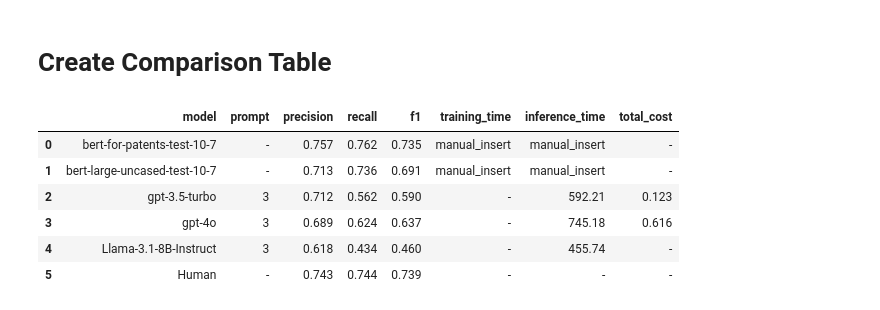
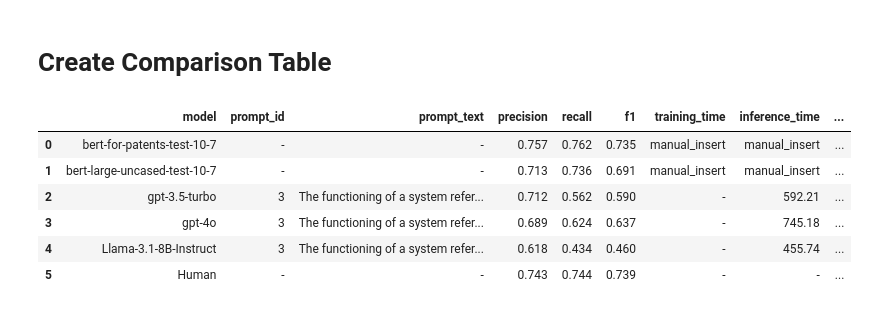
Before and after one commit to Marco-Consoloni/patent-sentence-classification, a Jupyter notebook: evaluate.ipynb, the cells around one changed output. Saved outputs shown, nothing was run; the diff lists cells and outputs as text; code cells hidden in the pictures.

Commit message:
print prompts in table result

```diff
--- a/evaluate.ipynb
+++ b/evaluate.ipynb
@@ -466,12 +466,19 @@ Probabilities: [0.88, 0.06, 0.04, 0.02]
 # Create Comparison Table
 # %%
 import pandas as pd
+import json
 from sklearn.metrics import precision_score, recall_score, f1_score
 import os
 
-# Initialize list
+# Initialize list to store data
 data = []
+
+# Initialize averaging mode
 average = 'weighted'
+
+# Import prompt templates to print them in the result table
+with open("./prompting/prompt_templates.json", "r") as file:
+        templates = json.load(file)
 
 # Define file paths to results
 file_paths = [
@@ -484,25 +491,31 @@ file_paths = [
 
 for file_path in file_paths:
     file_name = os.path.splitext(os.path.basename(file_path))[0]  # Extract filename
-    model_name = file_name.split('_')[0] # Extract model name from filename
-    prompt = file_name.split('_')[-1].replace('.xlsx', '') #Extract prompt number from file name
+    file_name_components = file_name.replace('.xlsx', '').split('_')
+    model_name = file_name_components[0]
+
+    # 0. Import Data
     result_df = pd.read_excel(file_path)
 
     # 1. Compute metrics
     true_labels = result_df['sent_tag']
     predicted_labels = result_df['predicted_tag']
-    precision = round(precision_score(true_labels, predicted_labels, average=average, zero_division=0),3)
-    recall = round(recall_score(true_labels, predicted_labels, average=average, zero_division=0),3)
-    f1 = round(f1_score(true_labels, predicted_labels, average=average, zero_division=0),3)
+    precision = f"{round(precision_score(true_labels, predicted_labels, average=average, zero_division=0), 3):.3f}"
+    recall = f"{round(recall_score(true_labels, predicted_labels, average=average, zero_division=0), 3):.3f}"
+    f1 = f"{round(f1_score(true_labels, predicted_labels, average=average, zero_division=0), 3):.3f}"
 
     # 2. Calculate Time
     if 'elapsed_time_sec' in result_df.columns:
         training_time = '-'
-        inference_time = round(result_df['elapsed_time_sec'].sum(), 2)
+        inference_time = f"{round(result_df['elapsed_time_sec'].sum(), 2):,}"
+        prompt_id = file_name_components[-1]
+        prompt_name = prompt_name = "_".join(file_name_components[1:])
+        prompt_text = templates[prompt_name]
     else:
         training_time = 'manual_insert'
         inference_time = 'manual_insert'
-        prompt = '-'
+        prompt_id = '-'
+        prompt_text = '-'
 
     # 3. Calculate Cost for ChatGPT models
     if model_name in ['gpt-3.5-turbo', 'gpt-4o']:
@@ -523,46 +536,47 @@ for file_path in file_paths:
         total_cost = '-'
 
     # Append results to data list
     data.append({
         "model": model_name,
-        "prompt": prompt,
+        "prompt_id": prompt_id,
+        "prompt_text": prompt_text,
         "precision": precision,
         "recall": recall,
         "f1": f1,
         "training_time": training_time,
         "inference_time": inference_time,
         "total_cost": total_cost
     })
 
 # Compute Agreement classification metrics
 agreement_df = pd.read_excel('/home/fantoni/patent-sentence-classification/data/1200_agreement_All.xlsx')
 true_labels = agreement_df['sent_tag_mc']
 predicted_labels = agreement_df['sent_tag_ml']
-precision = round(precision_score(true_labels, predicted_labels, average=average, zero_division=0), 3)
-recall = round(recall_score(true_labels, predicted_labels, average=average, zero_division=0), 3)
-f1 = round(f1_score(true_labels, predicted_labels, average=average, zero_division=0), 3)
+precision = f"{round(precision_score(true_labels, predicted_labels, average=average, zero_division=0), 3):.3f}"
+recall = f"{round(recall_score(true_labels, predicted_labels, average=average, zero_division=0), 3):.3f}"
+f1 = f"{round(f1_score(true_labels, predicted_labels, average=average, zero_division=0), 3):.3f}"
 
 # Append results to data list
 data.append({
     "model": 'Human',
-    'prompt': '-',
+    "prompt_id": '-',
+    "prompt_text": '-',
     "precision": precision,
     "recall": recall,
     "f1": f1,
     "training_time": '-',
     "inference_time": '-',
     "total_cost": '-'
 })
 
+results_df = pd.DataFrame(data)
 results_df.to_excel('/home/fantoni/patent-sentence-classification/results/comparison_table_classification.xlsx', index=False)
+results_df
+# %% [output]
+|  | model | prompt_id | prompt_text | precision | recall | f1 | training_time | inference_time | ... |
+| 0 | bert-for-patents-test-10-7 | - | - | 0.757 | 0.762 | 0.735 | manual_insert | manual_insert | ... |
+| 1 | bert-large-uncased-test-10-7 | - | - | 0.713 | 0.736 | 0.691 | manual_insert | manual_insert | ... |
+| 2 | gpt-3.5-turbo | 3 | The functioning of a system refer... | 0.712 | 0.562 | 0.590 | - | 592.21 | ... |
+| 3 | gpt-4o | 3 | The functioning of a system refer... | 0.689 | 0.624 | 0.637 | - | 745.18 | ... |
+| 4 | Llama-3.1-8B-Instruct | 3 | The functioning of a system refer... | 0.618 | 0.434 | 0.460 | - | 455.74 | ... |
+| 5 | Human | - | - | 0.743 | 0.744 | 0.739 | - | - | ... |
-# %%
-results_df = pd.DataFrame(data)
-results_df
-# %% [output]
-|  | model | prompt | precision | recall | f1 | training_time | inference_time | total_cost |
-| 0 | bert-for-patents-test-10-7 | - | 0.757 | 0.762 | 0.735 | manual_insert | manual_insert | - |
-| 1 | bert-large-uncased-test-10-7 | - | 0.713 | 0.736 | 0.691 | manual_insert | manual_insert | - |
-| 2 | gpt-3.5-turbo | 3 | 0.712 | 0.562 | 0.590 | - | 592.21 | 0.123 |
-| 3 | gpt-4o | 3 | 0.689 | 0.624 | 0.637 | - | 745.18 | 0.616 |
-| 4 | Llama-3.1-8B-Instruct | 3 | 0.618 | 0.434 | 0.460 | - | 455.74 | - |
-| 5 | Human | - | 0.743 | 0.744 | 0.739 | - | - | - |
```
